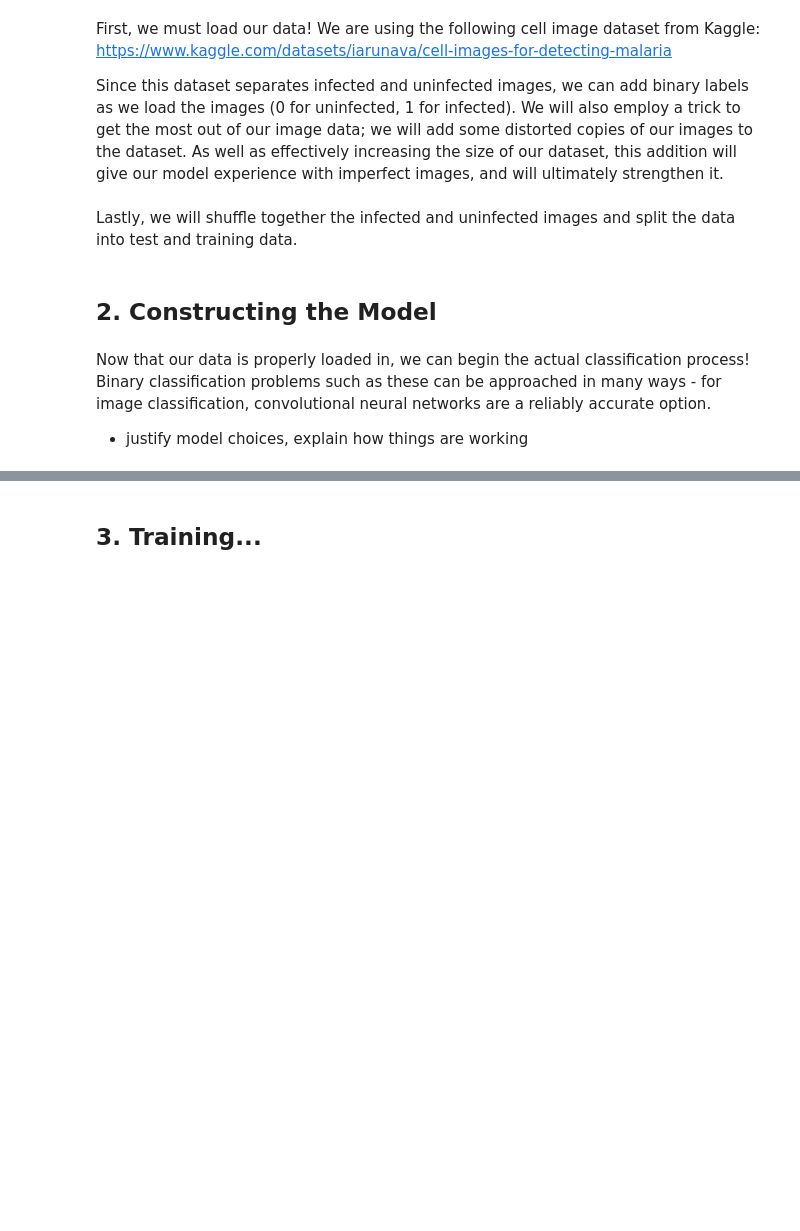
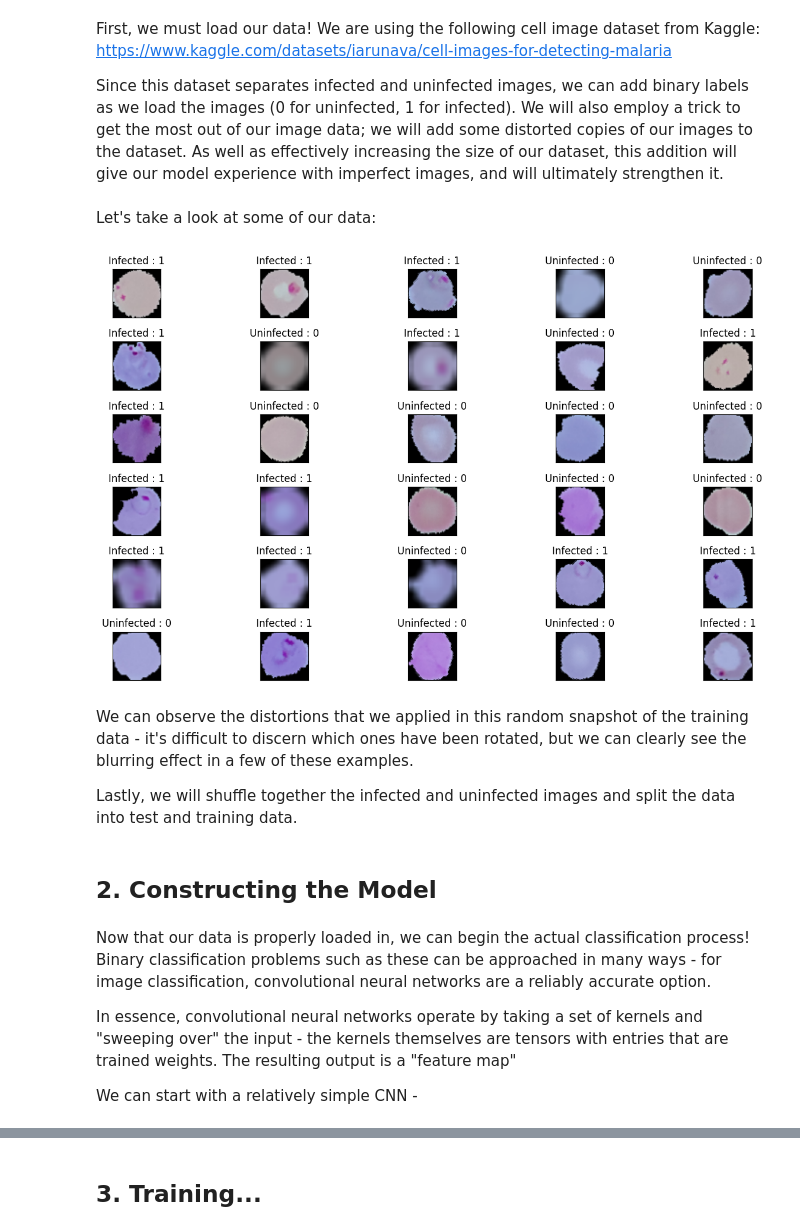
Before and after one commit to marklisi1/malaria-cnn, a Jupyter notebook: notebook.ipynb, the cells around one changed output, grey strips where cells are left out. Saved outputs shown, nothing was run; the diff lists cells and outputs as text; code cells hidden in the pictures; blank space fills up the shorter version.

Commit message:
Tested new models, fleshed out explanations

```diff
--- a/notebook.ipynb
+++ b/notebook.ipynb
@@ -67,7 +74,23 @@ for u in uninfected:
 # %%
 cells = np.array(data)
 labels = np.array(labels)
+# %% [markdown]
+Let's take a look at some of our data:
+# %%
+plt.figure(1 , figsize = (15 , 9))
+for i in range(1, 31):
+    r = np.random.randint(0 , cells.shape[0] , 1)
+    plt.subplot(6 , 5 , i)
+    plt.subplots_adjust(hspace = 0.5 , wspace = 0.5)
+    plt.imshow(cells[r[0]])
+    plt.title('{} : {}'.format('Infected' if labels[r[0]] == 1 else 'Uninfected' , labels[r[0]]) )
+    plt.xticks([]) , plt.yticks([])
+plt.show()
+# %% [output]
+[figure, added]
 # %% [markdown]
+We can observe the distortions that we applied in this random snapshot of the training data - it's difficult to discern which ones have been rotated, but we can clearly see the blurring effect in a few of these examples.
+
 Lastly, we will shuffle together the infected and uninfected images and split the data into test and training data.
 # %%
 n = np.arange(len(cells)) # n is a list of ordered indices: (0, 1, 2, ... , len(cells))
@@ -84,5 +107,7 @@ train_images, test_images, train_labels, test_labels = train_test_split(cells, l
 # %% [markdown]
 Now that our data is properly loaded in, we can begin the actual classification process! Binary classification problems such as these can be approached in many ways - for image classification, convolutional neural networks are a reliably accurate option.
 
- - justify model choices, explain how things are working
+In essence, convolutional neural networks operate by taking a set of kernels and "sweeping over" the input - the kernels themselves are tensors with entries that are trained weights. The resulting output is a "feature map"
+
+We can start with a relatively simple CNN -
 # %%
```
Also changed, not shown: parts of 25 cells of this notebook.
